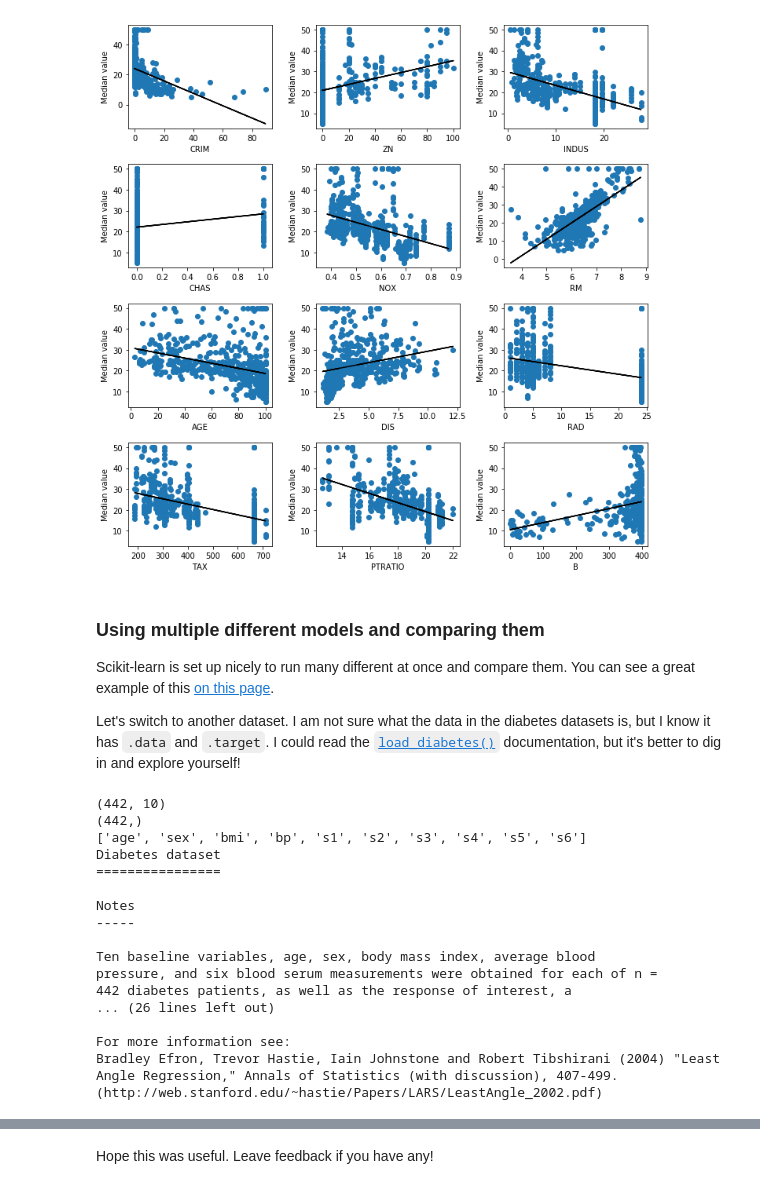
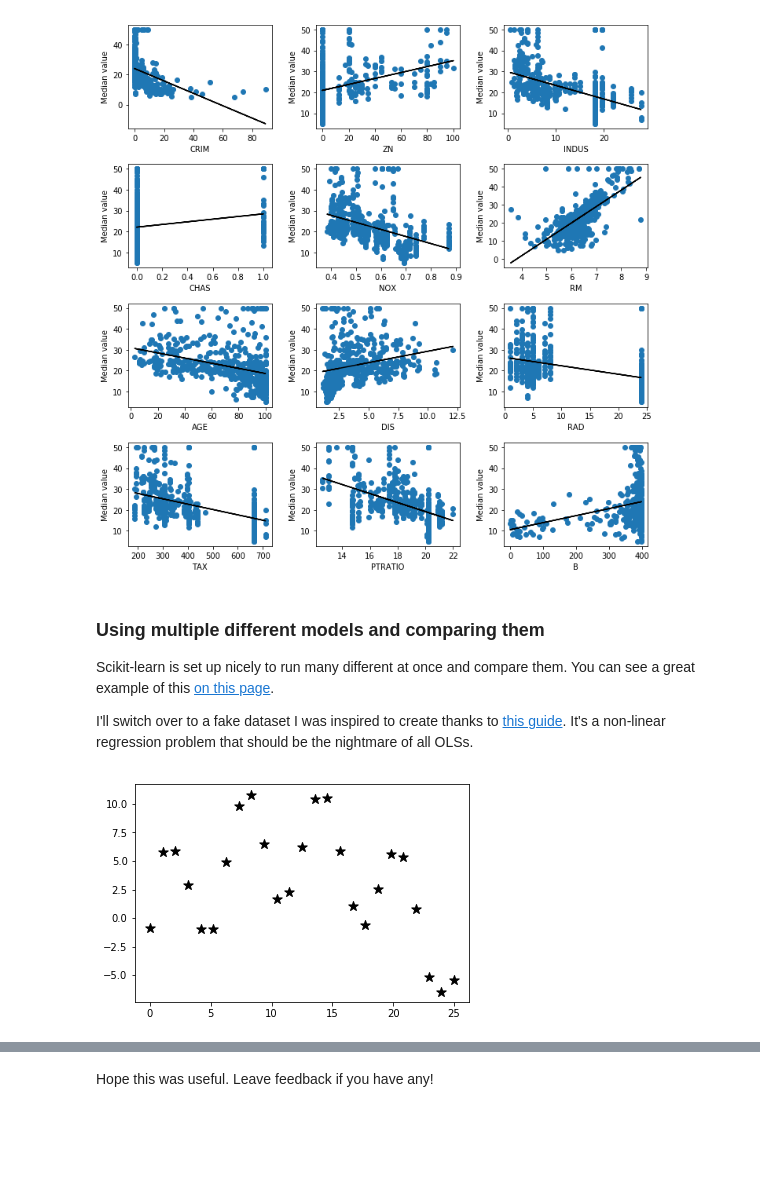
Before and after one commit to sjchiass/ml_guides, a Jupyter notebook: Statistical Learning/1_Regressions.ipynb, the cells around one changed output, grey strips where cells are left out. Drawn from its saved outputs; the diff is of its cells as text; code cells hidden in the pictures; blank space fills up the shorter version.

```diff
--- a/Statistical Learning/1_Regressions.ipynb
+++ b/Statistical Learning/1_Regressions.ipynb
@@ -474,30 +475,13 @@ plt.show()
 
 Scikit-learn is set up nicely to run many different at once and compare them. You can see a great example of this [on this page](http://scikit-learn.org/stable/auto_examples/classification/plot_classifier_comparison.html).
 
-Let's switch to another dataset. I am not sure what the data in the diabetes datasets is, but I know it has `.data` and `.target`. I could read the [`load_diabetes()`](http://scikit-learn.org/stable/modules/generated/sklearn.datasets.load_diabetes.html) documentation, but it's better to dig in and explore yourself!
+I'll switch over to a fake dataset I was inspired to create thanks to [this guide](http://scikit-learn.org/stable/auto_examples/ensemble/plot_adaboost_regression.html). It's a non-linear regression problem that should be the nightmare of all OLSs.
-# %%
-diabetes = datasets.load_diabetes()
-
-print(diabetes.data.shape)
-print(diabetes.target.shape)
-print(diabetes.feature_names)
-print(diabetes.DESCR)
-# %% [output]
-(442, 10)
-(442,)
-['age', 'sex', 'bmi', 'bp', 's1', 's2', 's3', 's4', 's5', 's6']
-Diabetes dataset
-================
-
-Notes
------
-
-Ten baseline variables, age, sex, body mass index, average blood
-pressure, and six blood serum measurements were obtained for each of n =
-442 diabetes patients, as well as the response of interest, a
-... (26 lines left out)
-
-For more information see:
-Bradley Efron, Trevor Hastie, Iain Johnstone and Robert Tibshirani (2004) "Least Angle Regression," Annals of Statistics (with discussion), 407-499.
-(http://web.stanford.edu/~hastie/Papers/LARS/LeastAngle_2002.pdf)
+# %%
+X = np.linspace(0, 25, 25).reshape(-1,1)
+Y = (X + 0.1*X - 0.05*X**2 + 5*np.sin(X) + np.random.uniform(-1, 1, X.shape)).ravel()
+
+plt.scatter(X, Y, color="k", marker="*", s=100)
+plt.show()
+# %% [output]
+[figure, added]
 # %% [markdown]
```
Also changed, not shown: parts of 4 cells of this notebook, 3 other files.
